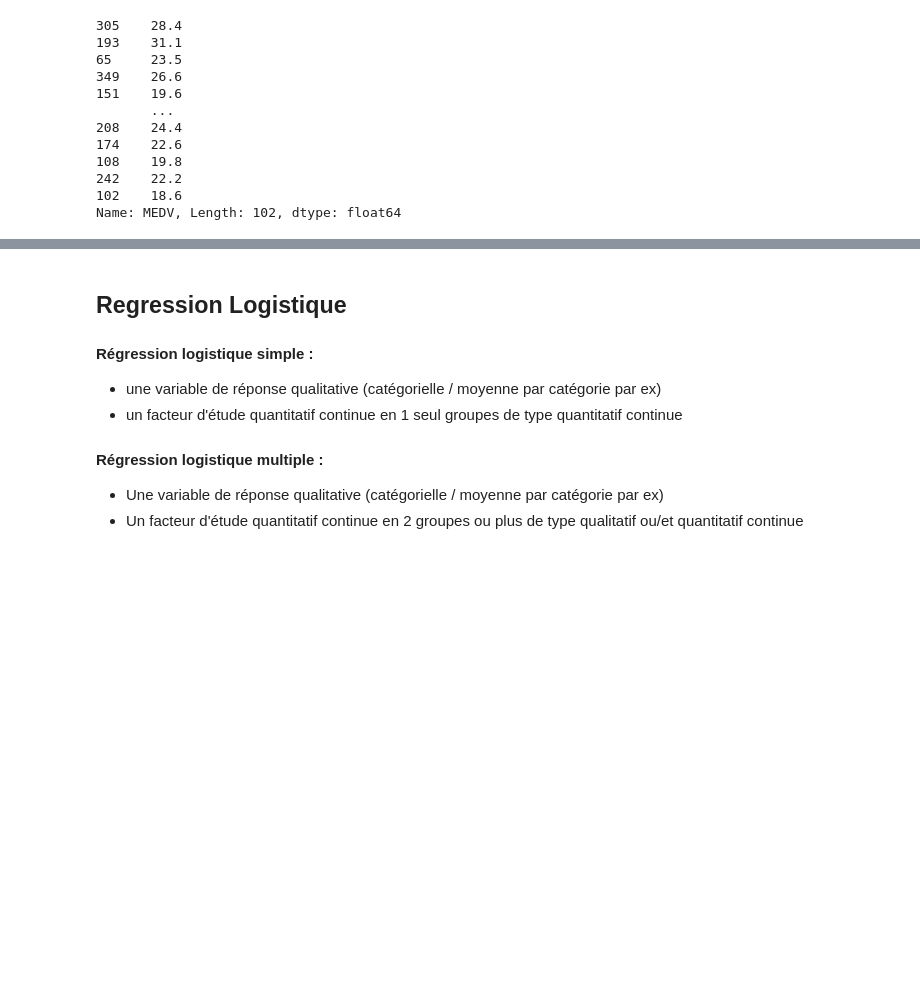
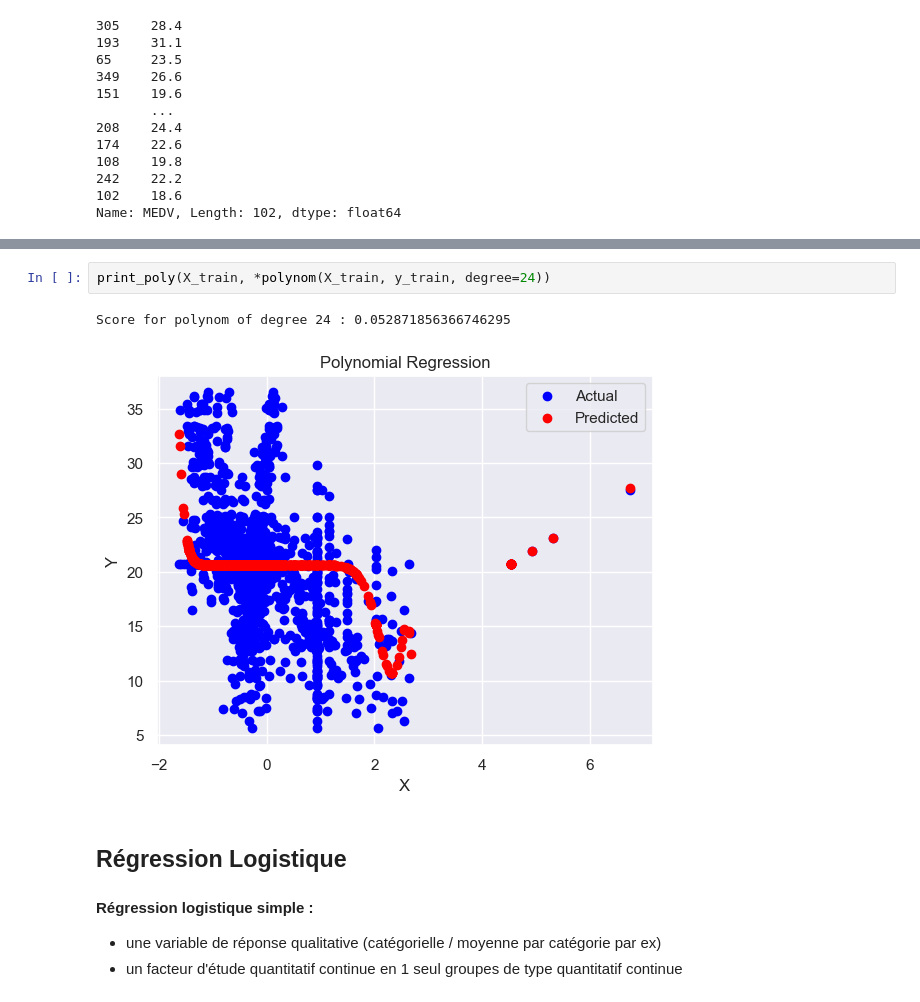
Before and after one commit to loic-roux-404/py-train, a Jupyter notebook: ml-solo/regressions.ipynb, the cells around one changed output, grey strips where cells are left out. Drawn from its saved outputs; the diff is of its cells as text; blank space fills up the shorter version.

Commit message:
feat: financials and enhance regressions

```diff
--- a/ml-solo/regressions.ipynb
+++ b/ml-solo/regressions.ipynb
@@ -532,12 +584,12 @@ Score for polynom of degree 12 : 0.17820504279041316
+# %%
+print_poly(X_train, *polynom(X_train, y_train, degree=24))
+# %% [output]
+Score for polynom of degree 24 : 0.052871856366746295
+[figure, added]
 # %% [markdown]
-## Regression Logistique
+## Régression Logistique
 
 #### Régression logistique simple :
 
 - une variable de réponse qualitative (catégorielle / moyenne par catégorie par ex)
 - un facteur d'étude quantitatif continue en 1 seul groupes de type quantitatif continue
-
-#### Régression logistique multiple :
-
-- Une variable de réponse qualitative (catégorielle / moyenne par catégorie par ex)
-- Un facteur d'étude quantitatif continue en 2 groupes ou plus de type qualitatif ou/et quantitatif continue
```
Also changed, not shown: parts of 32 cells of this notebook, 1 other file.
